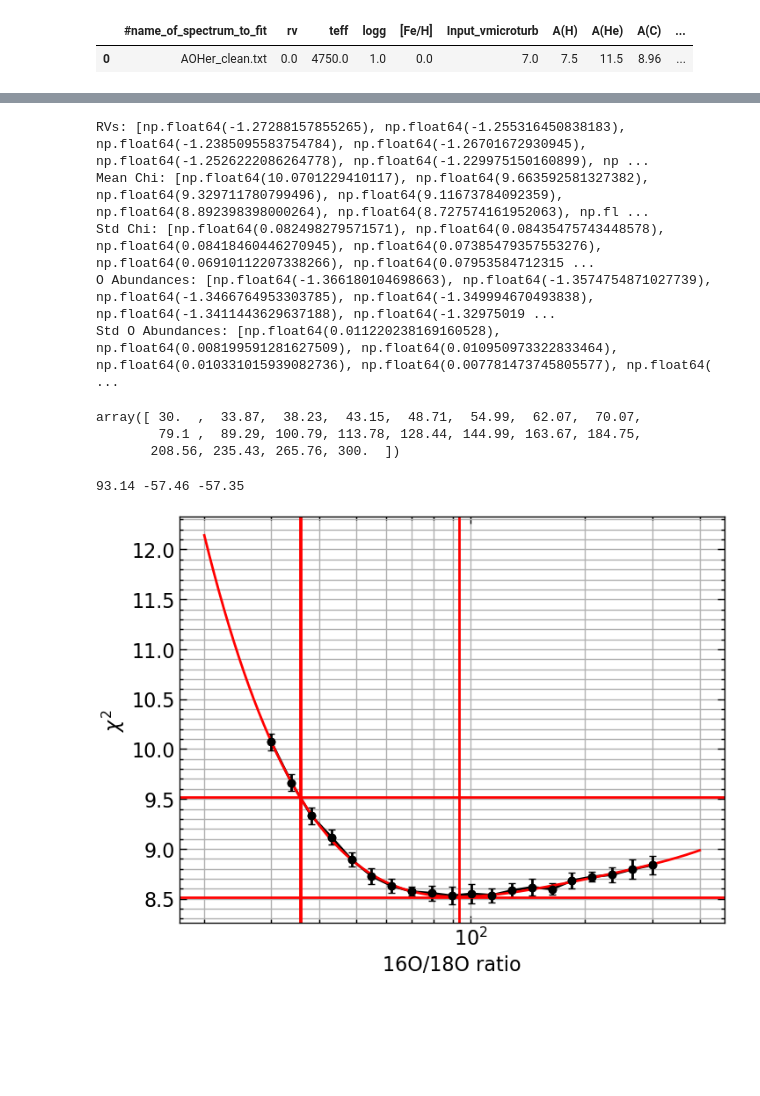
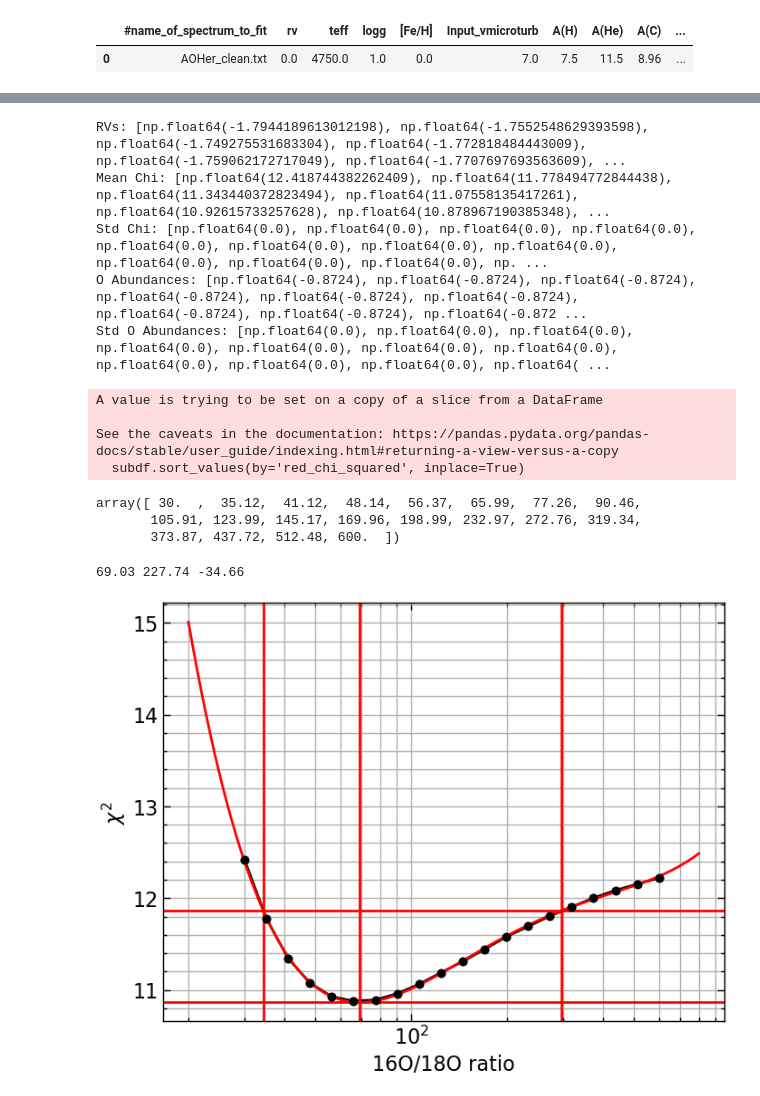
Before and after one commit to advaitmehla/TSFitPy, a Jupyter notebook: plotting_tools/aoher.ipynb, the cells around one changed output, grey strips where cells are left out. Drawn from its saved outputs; the diff is of its cells as text; code cells hidden in the pictures; blank space fills up the shorter version.

```diff
--- a/plotting_tools/aoher.ipynb
+++ b/plotting_tools/aoher.ipynb
@@ -230,7 +220,7 @@ fitlist2['oisorat'] = rats
 # %%
 fitlist2.to_csv('/media/advait/DATA/research/rcb-project/TSFitPy/input_files/aoher/comb', sep=' ', index=False)
 # %%
-allpath = '/media/advait/DATA/research/rcb-project/TSFitPy/output_files/wisej1942/Nov-04-2024-11-46-17_0.10471030966010741_LTE_O_1D/output'
+allpath = '/media/advait/DATA/research/rcb-project/TSFitPy/output_files/aoher/Nov-06-2024-05-51-21_0.1290032145527411_LTE_O_1D/output'
 # allpath = "/media/advait/DATA/research/rcb-project/TSFitPy/output_files/hd137613/Oct-17-2024-23-13-22_0.35833114159931434_LTE_O_1D/output"
 df1 = pd.read_csv(allpath, sep='\t')
 # allpath = '/media/advait/DATA/research/rcb-project/TSFitPy/output_files/wisej1942/Nov-04-2024-14-18-20_0.4633512438312559_LTE_O_1D/output'
@@ -255,15 +265,17 @@ from astropy.stats import sigma_clip
 
 # df_fine = df1
 # df_fine.sort_values(by='oisorat', inplace=True)
-# rats = np.unique(df_fine['oisorat'])
+rats = np.unique(df_fine['oisorat'])
 
 chis, dchis, oabunds, doabunds = [], [], [], []
 rvs = []
 for rat in rats:
     subdf = df_fine[df_fine['oisorat'] == rat]
-
+    subdf.sort_values(by='red_chi_squared', inplace=True)
+    subdf = subdf.iloc[:2]
     # Sigma clipping for red_chi_squared
-    clipped_chi = sigma_clip(subdf['red_chi_squared'], sigma=3, maxiters=5)
+    # clipped_chi = sigma_clip(subdf['red_chi_squared'], sigma=10, maxiters=5)
+    clipped_chi = subdf['red_chi_squared']
     meanchi = np.mean(clipped_chi)
     stdchi = np.std(clipped_chi)
 
@@ -283,17 +295,21 @@ print("Std Chi:", dchis)
 print("O Abundances:", oabunds)
 print("Std O Abundances:", doabunds)
 # %% [output]
-RVs: [np.float64(-1.27288157855265), np.float64(-1.255316450838183), np.float64(-1.2385095583754784), np.float64(-1.26701672930945), np.float64(-1.2526222086264778), np.float64(-1.229975150160899), np ...
-Mean Chi: [np.float64(10.0701229410117), np.float64(9.663592581327382), np.float64(9.329711780799496), np.float64(9.11673784092359), np.float64(8.892398398000264), np.float64(8.727574161952063), np.fl ...
-Std Chi: [np.float64(0.082498279571571), np.float64(0.08435475743448578), np.float64(0.08418460446270945), np.float64(0.07385479357553276), np.float64(0.06910112207338266), np.float64(0.07953584712315 ...
-O Abundances: [np.float64(-1.366180104698663), np.float64(-1.3574754871027739), np.float64(-1.3466764953303785), np.float64(-1.349994670493838), np.float64(-1.3411443629637188), np.float64(-1.32975019 ...
-Std O Abundances: [np.float64(0.011220238169160528), np.float64(0.008199591281627509), np.float64(0.010950973322833464), np.float64(0.010331015939082736), np.float64(0.007781473745805577), np.float64( ...
+RVs: [np.float64(-1.7944189613012198), np.float64(-1.7552548629393598), np.float64(-1.749275531683304), np.float64(-1.772818484443009), np.float64(-1.759062172717049), np.float64(-1.7707697693563609), ...
+Mean Chi: [np.float64(12.418744382262409), np.float64(11.778494772844438), np.float64(11.343440372823494), np.float64(11.07558135417261), np.float64(10.92615733257628), np.float64(10.878967190385348), ...
+Std Chi: [np.float64(0.0), np.float64(0.0), np.float64(0.0), np.float64(0.0), np.float64(0.0), np.float64(0.0), np.float64(0.0), np.float64(0.0), np.float64(0.0), np.float64(0.0), np.float64(0.0), np. ...
+O Abundances: [np.float64(-0.8724), np.float64(-0.8724), np.float64(-0.8724), np.float64(-0.8724), np.float64(-0.8724), np.float64(-0.8724), np.float64(-0.8724), np.float64(-0.8724), np.float64(-0.872 ...
+Std O Abundances: [np.float64(0.0), np.float64(0.0), np.float64(0.0), np.float64(0.0), np.float64(0.0), np.float64(0.0), np.float64(0.0), np.float64(0.0), np.float64(0.0), np.float64(0.0), np.float64( ...
+A value is trying to be set on a copy of a slice from a DataFrame
+
+See the caveats in the documentation: https://pandas.pydata.org/pandas-docs/stable/user_guide/indexing.html#returning-a-view-versus-a-copy
+  subdf.sort_values(by='red_chi_squared', inplace=True)
 # %%
 rats
 # %% [output]
-array([ 30.  ,  33.87,  38.23,  43.15,  48.71,  54.99,  62.07,  70.07,
-        79.1 ,  89.29, 100.79, 113.78, 128.44, 144.99, 163.67, 184.75,
-       208.56, 235.43, 265.76, 300.  ])
+array([ 30.  ,  35.12,  41.12,  48.14,  56.37,  65.99,  77.26,  90.46,
+       105.91, 123.99, 145.17, 169.96, 198.99, 232.97, 272.76, 319.34,
+       373.87, 437.72, 512.48, 600.  ])
 # %%
 import numpy as np
 import matplotlib.pyplot as plt
@@ -312,41 +328,41 @@ plt.grid(which='both')
 log_rats = np.log(rats)
 
 # Fit a 2nd degree polynomial weighted by the errors
-p = np.polyfit(log_rats, chis, 4, w=1/np.array(dchis)**2)
+p = np.polyfit(log_rats, chis, 4)
 
 # Evaluate the polynomial fit on a logarithmic scale
-x = np.linspace(np.log(20), np.log(400), 1000)
+x = np.linspace(np.log(20), np.log(800), 4000)
 y = np.polyval(p, x)
 
 # Convert x back to the original scale for plotting
 x_original = np.exp(x)
 
 # Plot the polynomial fit
 plt.plot(x_original, y, 'r')
 plt.axvline(x_original[np.where(y == np.min(y))], color='r')
 xfit = x_original[np.where(y == np.min(y))]
 plt.axhline(np.min(y), color='r')
 
 # Find nearest x value to min + 1 y value
 ybound = np.min(y) + 1.0
 diff = np.abs(y - ybound)
 idx = np.where(diff == np.min(diff))
 # Find the index of next minimum
 idx2 = np.where(diff == np.partition(diff, 1)[1])
 xbounds = (x_original[idx] - xfit).round(2), (x_original[idx2] - xfit).round(2)
 plt.axvline(x_original[idx], color='r')
 plt.axvline(x_original[idx2], color='r')
 plt.axhline(ybound, color='r')
 
 print(xfit[0].round(2), xbounds[0][0], xbounds[1][0])
 
 # Label the axes
 plt.ylabel(r'$\chi^2$')
 plt.xlabel("16O/18O ratio")
 plt.xscale('log')
 # xs = np.linspace(np.log(300), np.log(800), 10)
 # plt.plot(np.exp(xs), np.polyval(p, (xs)), 'k.')
 plt.show()
 # %% [output]
-93.14 -57.46 -57.35
+69.03 227.74 -34.66
-[figure, old version]
+[figure, new version]
```
Also changed, not shown: parts of 16 cells of this notebook, 16 other files.
